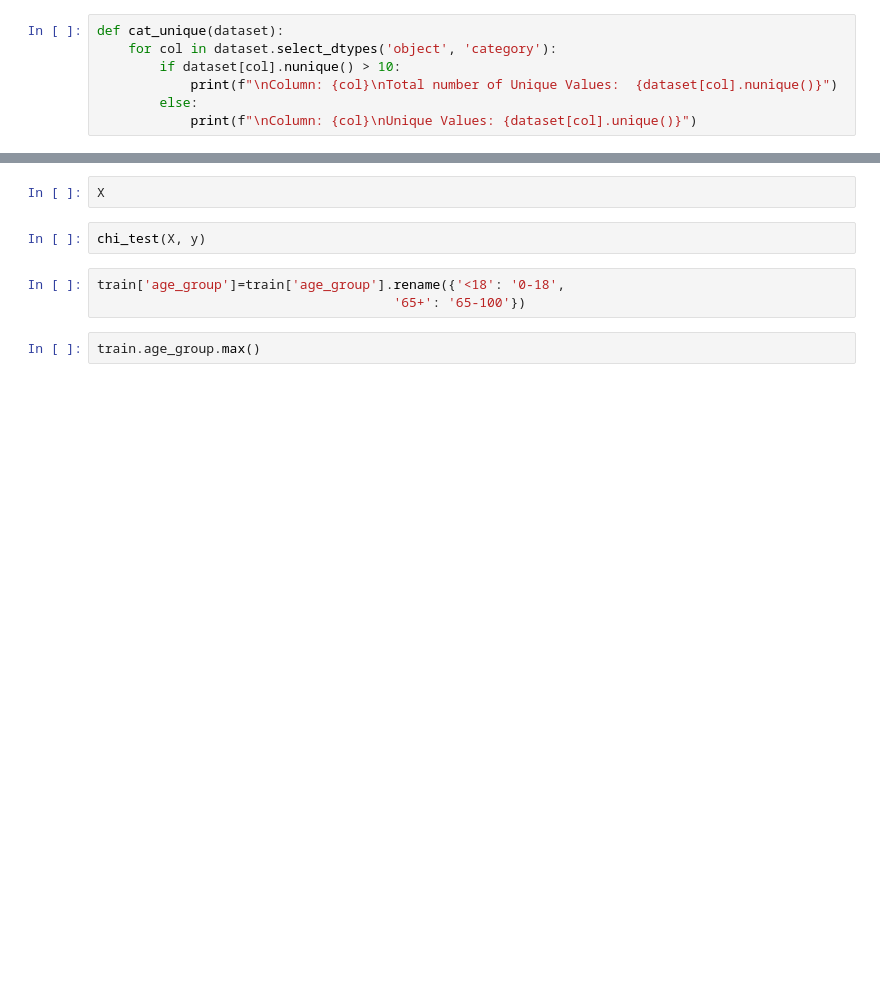
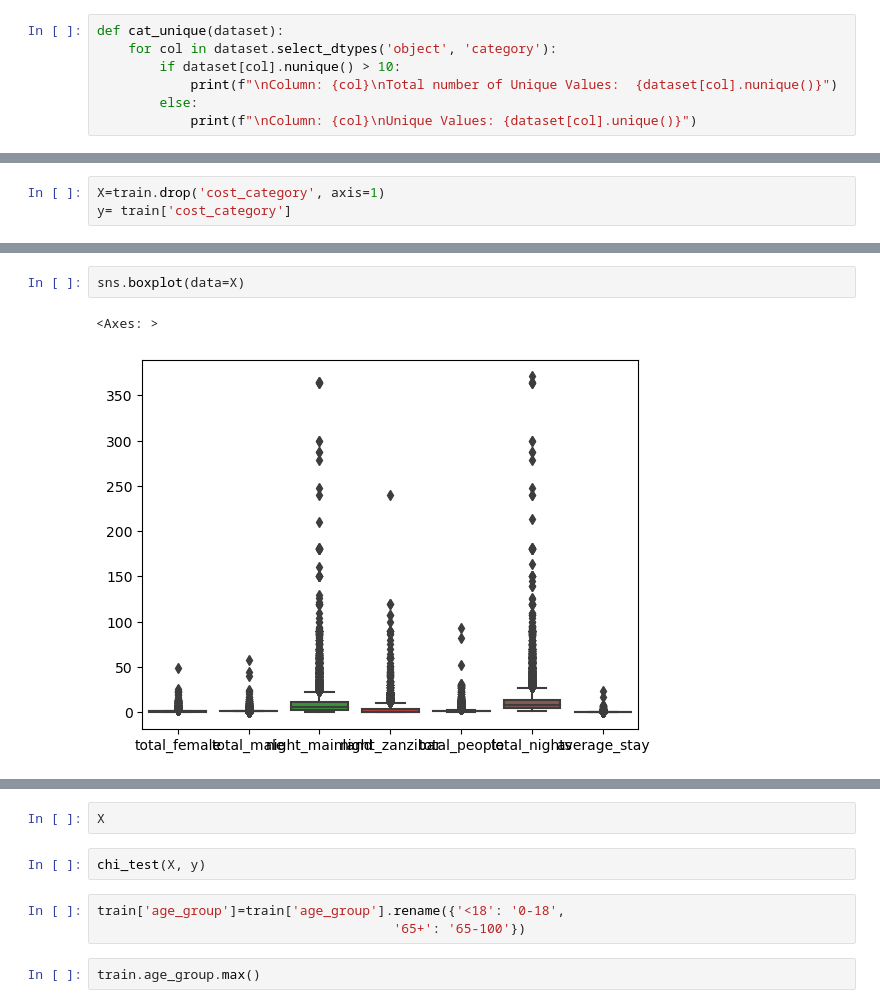
Before and after one commit to Njaramba-Riri/expenditure-prediction, a Jupyter notebook: Models/Feature_Eng.ipynb, the cells around one changed output, grey strips where cells are left out. Cells and saved outputs as stored; diff of their text form; blank space fills up the shorter version.

```diff
--- a/Models/Feature_Eng.ipynb
+++ b/Models/Feature_Eng.ipynb
@@ -325,0 +452,3 @@ sns.boxplot(x='tour_arrangement', y='night_mainland', data=X);
+# %%
+X=train.drop('cost_category', axis=1)
+y= train['cost_category']
@@ -326 +495,6 @@ sns.boxplot(x='tour_arrangement', y='night_mainland', data=X);
+# %%
+sns.boxplot(data=X)
+# %% [output]
+<Axes: >
+[figure, added]
 # %%
```
Also changed, not shown: parts of 35 cells of this notebook.
